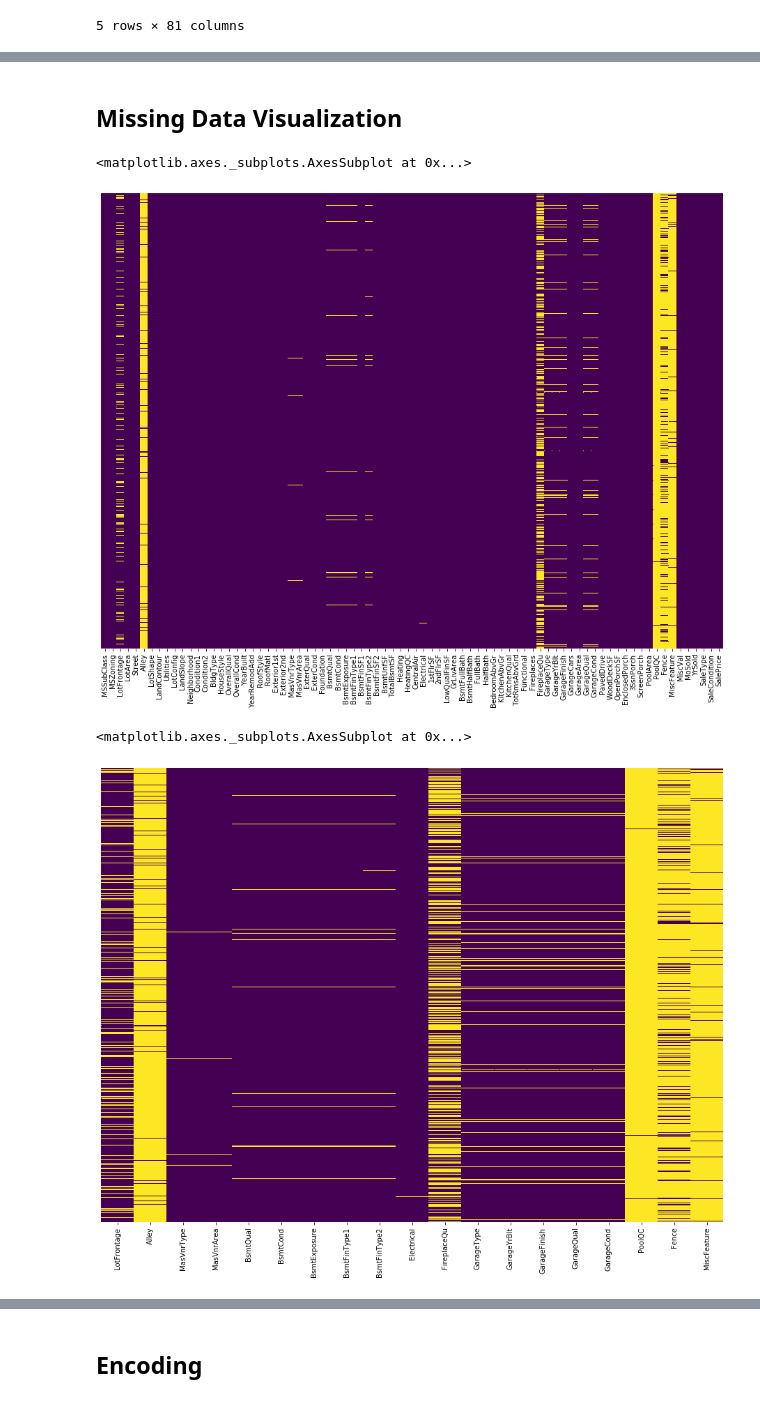
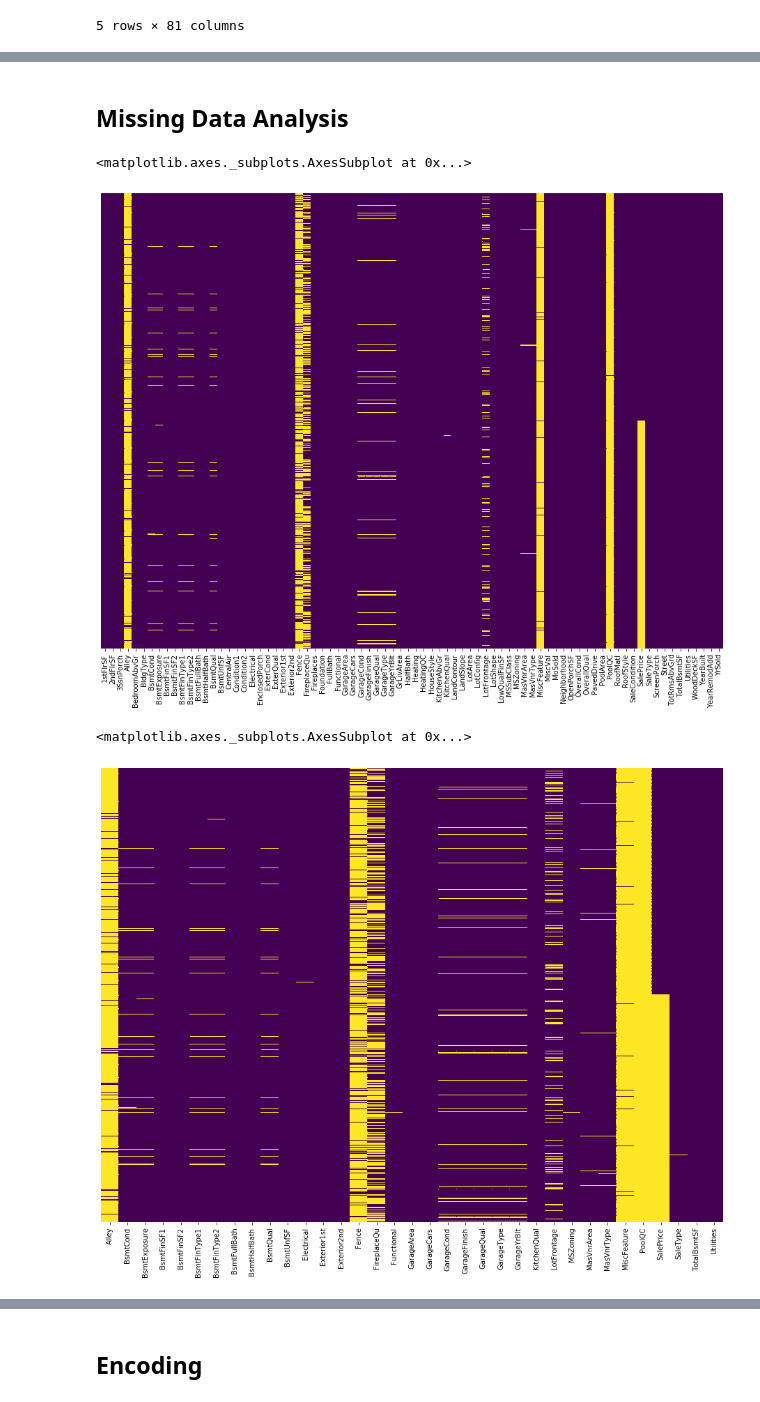
Before and after one commit to lijq33/Data-mining, a Jupyter notebook: Data Mining Assignment.ipynb, the cells around one changed output, grey strips where cells are left out. Saved outputs shown, nothing was run; the diff lists cells and outputs as text; code cells hidden in the pictures.

```diff
--- a/Data Mining Assignment.ipynb
+++ b/Data Mining Assignment.ipynb
@@ -55,15 +39,19 @@ Index(['MSSubClass', 'MSZoning', 'LotFrontage', 'LotArea', 'Street', 'Alley',
 # %% [markdown]
-## Missing Data Visualization
+## Missing Data Analysis
+# %%
+# combine Train and Test set
+df = pd.concat([df_train, df_test]).reset_index(drop=True).copy()
+# df.drop("SalePrice",axis = 1, inplace=True)
 # %%
 f, ax = plt.subplots(figsize=(16, 12))
-sns.heatmap(df_train.isnull(), cbar=False, yticklabels=False, cmap='viridis')
+sns.heatmap(df.isnull(), cbar=False, yticklabels=False, cmap='viridis')
 # %% [output]
 <matplotlib.axes._subplots.AxesSubplot at 0x...>
-[figure, old version]
+[figure, new version]
 # %%
 f, ax = plt.subplots(figsize=(16, 12))
-col_missing_data = df_train.columns[df_train.isnull().sum() > 0].tolist()
-sns.heatmap(df_train[col_missing_data].isnull(), cbar=False, yticklabels=False, cmap='viridis')
+col_missing_data = df.columns[df.isnull().sum() > 0].tolist()
+sns.heatmap(df[col_missing_data].isnull(), cbar=False, yticklabels=False, cmap='viridis')
 # %% [output]
 <matplotlib.axes._subplots.AxesSubplot at 0x...>
-[figure, old version]
+[figure, new version]
```
Also changed, not shown: parts of 119 cells of this notebook.
